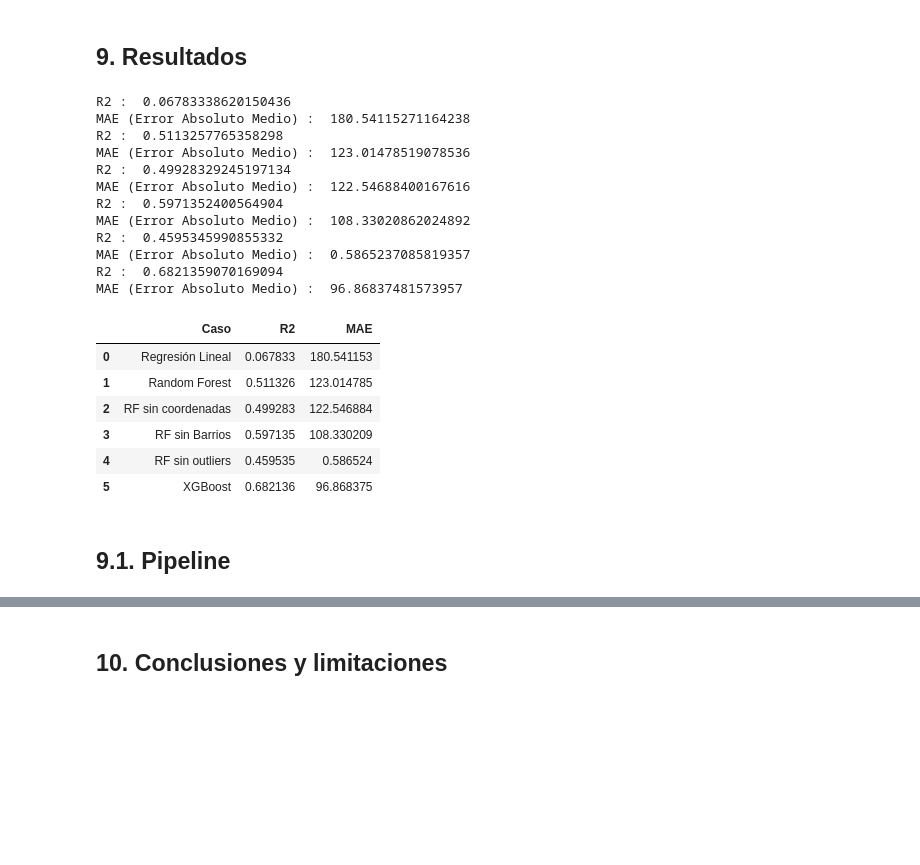
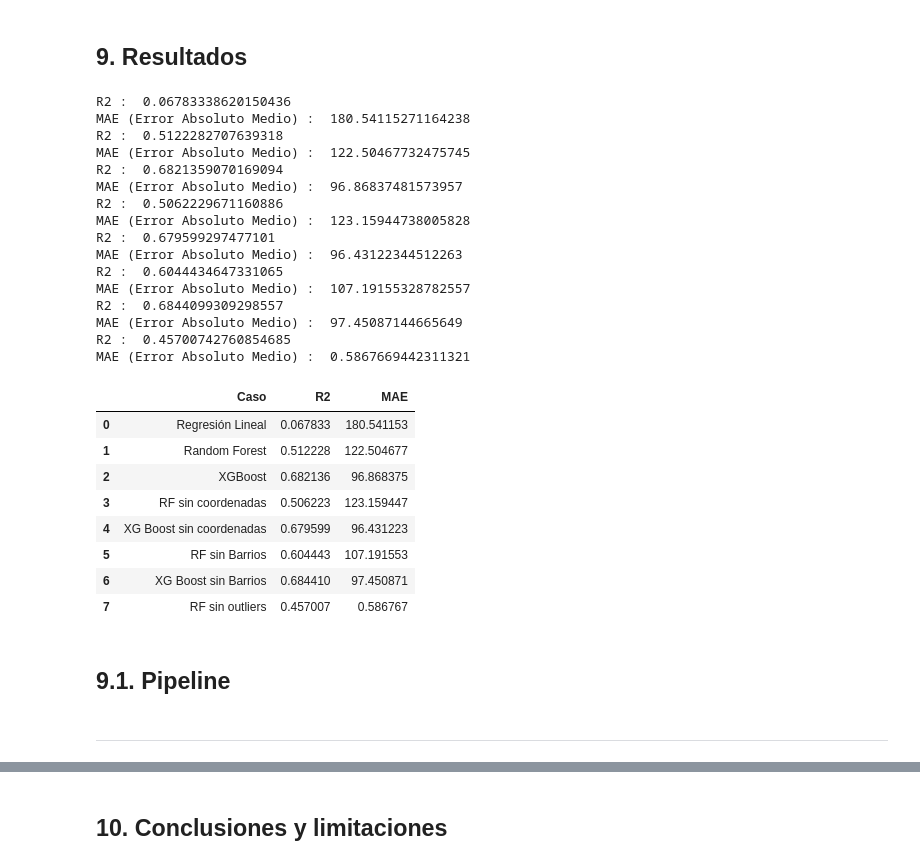
Before and after one commit to AndreaTJ/Tech-Girls-Glovo, a Jupyter notebook: notebooks/MLRegression_model_airbnb.ipynb, the cells around one changed output, grey strips where cells are left out. Cells and saved outputs as stored; diff of their text form; code cells hidden in the pictures; blank space fills up the shorter version.

Commit message:
updated modelos version final

```diff
--- a/notebooks/MLRegression_model_airbnb.ipynb
+++ b/notebooks/MLRegression_model_airbnb.ipynb
@@ -1260,22 +1434,0 @@ XGBoost es una biblioteca optimizada para implementaciones de boosting que es ex
-# %%
-# Crear el modelo con los hiperparámetros obtenidos
-best_xgbr = xgb.XGBRegressor(
-    colsample_bytree=0.9,
-    learning_rate=0.1,
-    max_depth=5,
-    min_child_weight=3,
-    n_estimators=200,
-    subsample=0.9,
-    random_state=42
-)
-
-# Entrenar el modelo con los datos de entrenamiento
-best_xgbr.fit(x_train, y_train)
-
-# Predecir en el conjunto de entrenamiento y prueba
-y_train_pred_xgbr = best_xgbr.predict(x_train)
-y_test_pred_xgbr = best_xgbr.predict(x_test)
-# %%
-# Predecir en el conjunto de entrenamiento y prueba
-y_train_pred_xgbr = best_xgbr.predict(x_train)
-y_test_pred_xgbr = best_xgbr.predict(x_test)
@@ -1316,45 +1445,59 @@ resultados.append({'Caso': 'Regresión Lineal', **evaluacion(y_test, y_pred_rm)}
 # Caso 2: Random Forest
 resultados.append({'Caso': 'Random Forest', **evaluacion(y_test, y_pred_rFr)})
 
-# Caso 3: Random Forest sin coordenadas
+# Caso 3: XGBoost
+resultados.append({'Caso': 'XGBoost', **evaluacion(y_test, y_test_pred_xgbr)})
+
+# Caso 4.1: Random Forest sin coordenadas
 # Supongamos que `y_pred_rf_sin_coordenadas` son las predicciones de tu modelo Random Forest sin coordenadas
 resultados.append({'Caso': 'RF sin coordenadas', **evaluacion(y_test_1, y_pred_rFr_1)})
 
-# Caso 4: Random Forest sin Barrios
+# Caso 4.2: XG Boost sin coordenadas
+# Supongamos que `y_pred_rf_sin_coordenadas` son las predicciones de tu modelo Random Forest sin coordenadas
+resultados.append({'Caso': 'XG Boost sin coordenadas', **evaluacion(y_test_1, y_test_1_pred_xgbr)})
+
+# Caso 5.1: Random Forest sin Barrios
 # Supongamos que `y_pred_rf_sin_barrios` son las predicciones de tu modelo Random Forest sin barrios
 resultados.append({'Caso': 'RF sin Barrios', **evaluacion(y_test_3, y_pred_rFr_3)})
 
-# Caso 5: Random Forest sin outliers
+# Caso 5.2:  XG Boost sin Barrios
+# Supongamos que `y_pred_rf_sin_barrios` son las predicciones de tu modelo Random Forest sin barrios
+resultados.append({'Caso': 'XG Boost sin Barrios', **evaluacion(y_test_3,  y_test_pred_3_xgbr)})
+
+# Caso 6: Random Forest sin outliers
 # Supongamos que `y_pred_rf_sin_outliers` son las predicciones de tu modelo Random Forest sin outliers
 resultados.append({'Caso': 'RF sin outliers', **evaluacion(y_test_4, y_pred_rFr_4)})
 
-# Caso 6: XGBoost
-resultados.append({'Caso': 'XGBoost', **evaluacion(y_test, y_test_pred_xgbr)})
-
 # Convertir la lista en un DataFrame
 df_resultados = pd.DataFrame(resultados)
 # %% [output]
 R2 :  0.06783338620150436
 MAE (Error Absoluto Medio) :  180.54115271164238
-R2 :  0.5113257765358298
-MAE (Error Absoluto Medio) :  123.01478519078536
-R2 :  0.49928329245197134
-MAE (Error Absoluto Medio) :  122.54688400167616
-R2 :  0.5971352400564904
-MAE (Error Absoluto Medio) :  108.33020862024892
-R2 :  0.4595345990855332
-MAE (Error Absoluto Medio) :  0.5865237085819357
+R2 :  0.5122282707639318
+MAE (Error Absoluto Medio) :  122.50467732475745
 R2 :  0.6821359070169094
 MAE (Error Absoluto Medio) :  96.86837481573957
+R2 :  0.5062229671160886
+MAE (Error Absoluto Medio) :  123.15944738005828
+R2 :  0.679599297477101
+MAE (Error Absoluto Medio) :  96.43122344512263
+R2 :  0.6044434647331065
+MAE (Error Absoluto Medio) :  107.19155328782557
+R2 :  0.6844099309298557
+MAE (Error Absoluto Medio) :  97.45087144665649
+R2 :  0.45700742760854685
+MAE (Error Absoluto Medio) :  0.5867669442311321
 # %%
-df_resultados.head(6)
+df_resultados.head(8)
 # %% [output]
 |  | Caso | R2 | MAE |
 | 0 | Regresión Lineal | 0.067833 | 180.541153 |
-| 1 | Random Forest | 0.511326 | 123.014785 |
-| 2 | RF sin coordenadas | 0.499283 | 122.546884 |
-| 3 | RF sin Barrios | 0.597135 | 108.330209 |
-| 4 | RF sin outliers | 0.459535 | 0.586524 |
-| 5 | XGBoost | 0.682136 | 96.868375 |
+| 1 | Random Forest | 0.512228 | 122.504677 |
+| 2 | XGBoost | 0.682136 | 96.868375 |
+| 3 | RF sin coordenadas | 0.506223 | 123.159447 |
+| 4 | XG Boost sin coordenadas | 0.679599 | 96.431223 |
+| 5 | RF sin Barrios | 0.604443 | 107.191553 |
+| 6 | XG Boost sin Barrios | 0.684410 | 97.450871 |
+| 7 | RF sin outliers | 0.457007 | 0.586767 |
 # %% [markdown]
 ## 9.1. Pipeline
@@ -1360,0 +1549,2 @@ df_resultados.head(6)
+# %% [markdown]
+---
```
Also changed, not shown: parts of 55 cells of this notebook.
